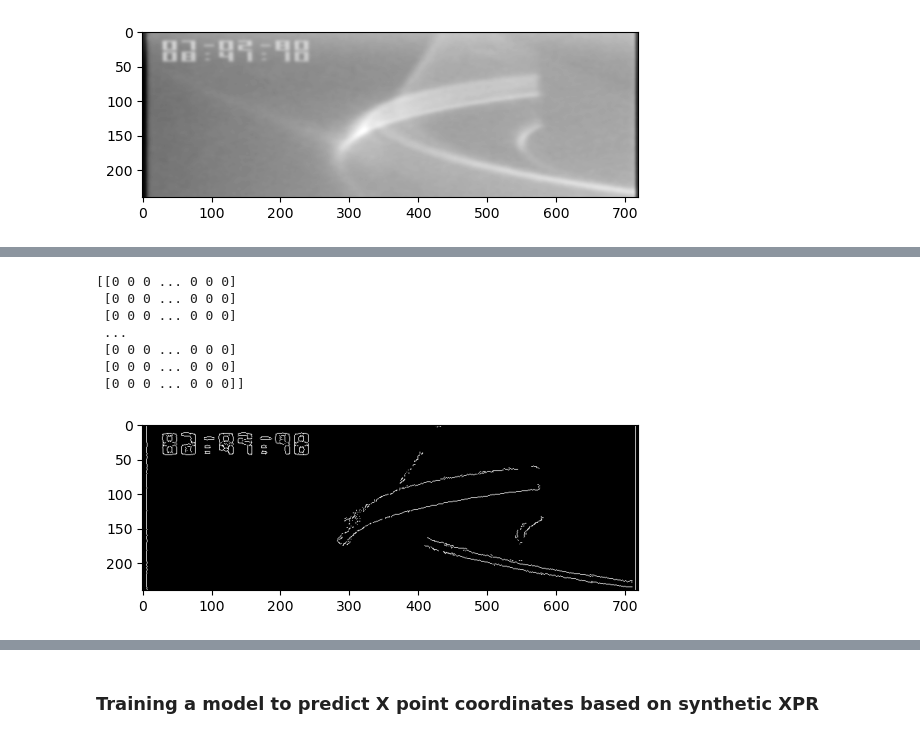
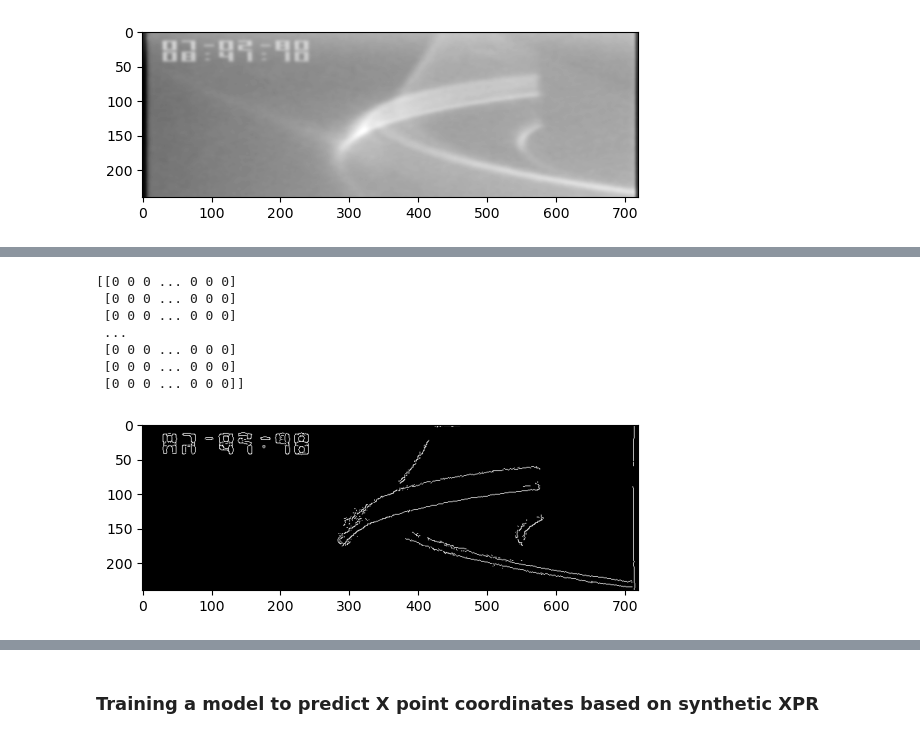
Before and after one commit to PlasmaControl/plasma-tv, a Jupyter notebook: plasma-tv-base-code.ipynb, the cells around one changed output, grey strips where cells are left out. Cells and saved outputs as stored; diff of their text form; code cells hidden in the pictures.

```diff
--- a/plasma-tv-base-code.ipynb
+++ b/plasma-tv-base-code.ipynb
@@ -188,35 +193,22 @@ plt.imshow(blur_gray, cmap='gray')
 [figure]
 # %%
 def get_probability(img):
-
-    gamma = 255
-    alpha = 1
-
-    img2 = img / gamma
-    dim = img2.shape
-    im_ave = np.average(img2)
-
-    significance = np.zeros_like(img2)
-
-    for i in range(dim[0]):
-        for j in range(dim[1]):
-            significance[i,j] = np.log(img2[i,j]+1) * (img2[i,j] - im_ave * alpha)
-
+    im_norm = img / 255
+    im_ave = np.average(im_norm)
+    significance = np.log(im_norm+1) * (im_norm - im_ave)
     probability = significance / np.max(significance)
     fixed_probability = np.where(probability < 0, 0, probability)
 
-    return fixed_probability
+    return fixed_probability * 255
 
-def prob_to_edge(image):
-    delta = 0.01
-
-    low_threshold = 15
-    high_threshold = 20
-    edge = cv2.Canny(blur_gray, low_threshold, high_threshold)
+def prob_to_edge(image, threshold):
+    ratio = np.amax(image) / 255
+    img8 = (image/ratio).astype('uint8')
+    edge = cv2.Canny(img8, threshold[0], threshold[1])
 
     # ksize = 5
-    # sobelx = cv2.Canny(image,cv2.CV_64F,1,0,ksize=ksize)
-    # sobely = cv2.Canny(image,cv2.CV_64F,0,1,ksize=ksize)
+    # sobelx = cv2.Sobel(image,cv2.CV_64F,1,0,ksize=ksize)
+    # sobely = cv2.Sobel(image,cv2.CV_64F,0,1,ksize=ksize)
     # edge = np.sqrt(sobelx**2 + sobely**2)
 
     # gx, gy = np.gradient(image)
@@ -244,15 +228,15 @@ plt.show()
 [figure]
 # %%
-edge = prob_to_edge(probability)
+edge = prob_to_edge(probability,[55,70])
 print(edge)
 plt.imshow(edge, cmap='gray')
 plt.show()
 # %% [output]
 [[0 0 0 ... 0 0 0]
  [0 0 0 ... 0 0 0]
  [0 0 0 ... 0 0 0]
  ...
  [0 0 0 ... 0 0 0]
  [0 0 0 ... 0 0 0]
  [0 0 0 ... 0 0 0]]
-[figure, old version]
+[figure, new version]
```
Also changed, not shown: parts of 5 cells of this notebook.
